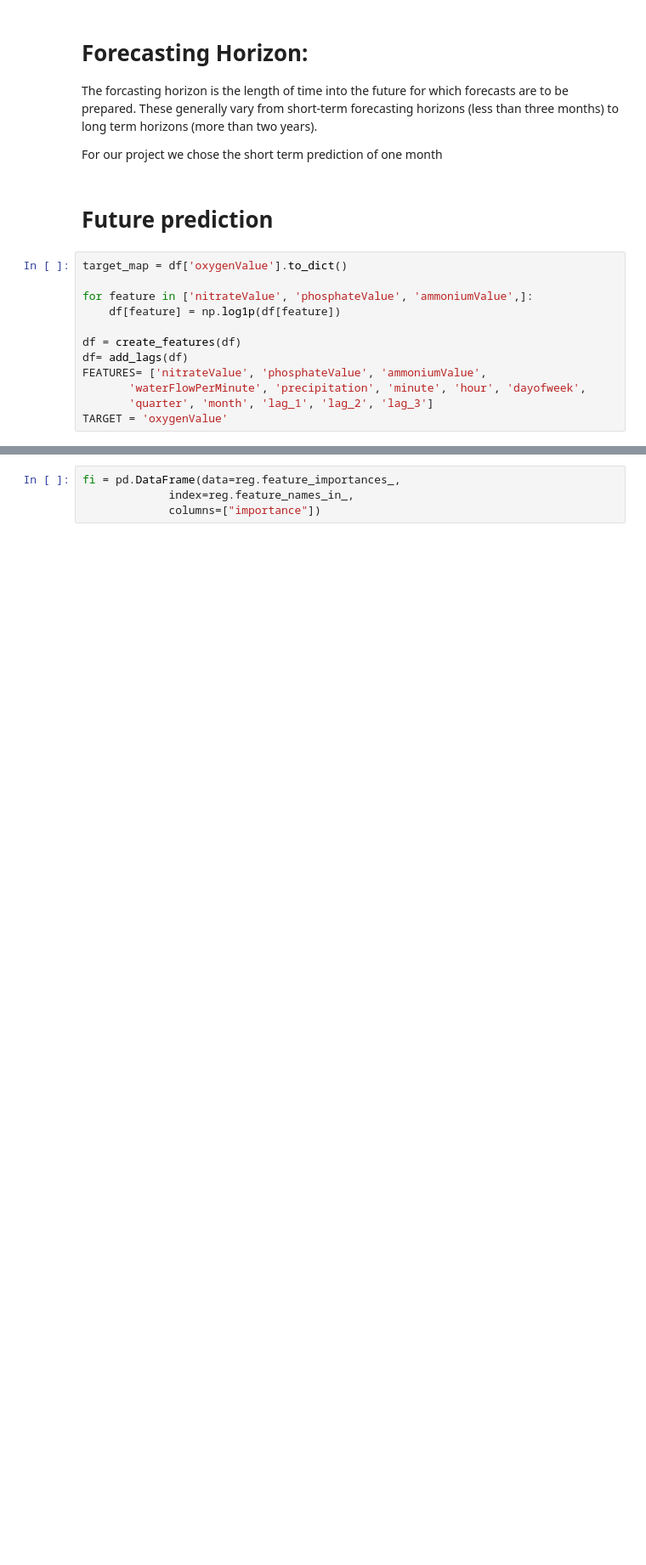
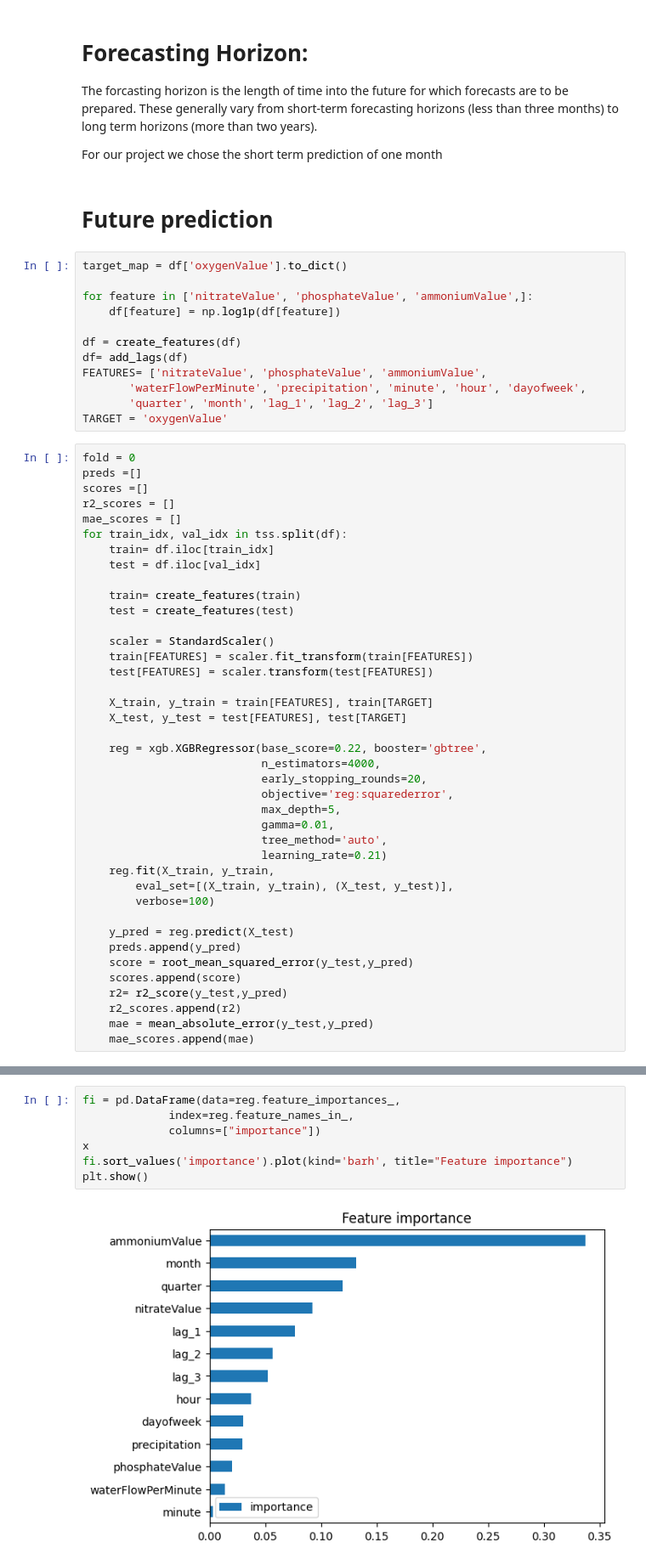
Before and after one commit to Simon-Manasse/DDD-DTW, a Jupyter notebook: src/RandomForest.ipynb, the cells around one changed output, grey strips where cells are left out. Shown at 85% size. Cells and saved outputs as stored; diff of their text form; blank space fills up the shorter version.

```diff
--- a/src/test.ipynb
+++ b/src/RandomForest.ipynb
@@ -243,3 +243,43 @@ FEATURES= ['nitrateValue', 'phosphateValue', 'ammoniumValue',
        'waterFlowPerMinute', 'precipitation', 'minute', 'hour', 'dayofweek',
        'quarter', 'month', 'lag_1', 'lag_2', 'lag_3']
 TARGET = 'oxygenValue'
+# %%
+fold = 0
+preds =[]
+scores =[]
+r2_scores = []
+mae_scores = []
+for train_idx, val_idx in tss.split(df):
+    train= df.iloc[train_idx]
+    test = df.iloc[val_idx]
+
+    train= create_features(train)
+    test = create_features(test)
+
+    scaler = StandardScaler()
+    train[FEATURES] = scaler.fit_transform(train[FEATURES])
+    test[FEATURES] = scaler.transform(test[FEATURES])
+
+    X_train, y_train = train[FEATURES], train[TARGET]
+    X_test, y_test = test[FEATURES], test[TARGET]
+
+    reg = xgb.XGBRegressor(base_score=0.22, booster='gbtree',
+                           n_estimators=4000,
+                           early_stopping_rounds=20,
+                           objective='reg:squarederror',
+                           max_depth=5,
+                           gamma=0.01,
+                           tree_method='auto',
+                           learning_rate=0.21)
+    reg.fit(X_train, y_train,
+        eval_set=[(X_train, y_train), (X_test, y_test)],
+        verbose=100)
+
+    y_pred = reg.predict(X_test)
+    preds.append(y_pred)
+    score = root_mean_squared_error(y_test,y_pred)
+    scores.append(score)
+    r2= r2_score(y_test,y_pred)
+    r2_scores.append(r2)
+    mae = mean_absolute_error(y_test,y_pred)
+    mae_scores.append(mae)
@@ -246,4 +311,9 @@ TARGET = 'oxygenValue'
 # %%
 fi = pd.DataFrame(data=reg.feature_importances_,
              index=reg.feature_names_in_,
              columns=["importance"])
+x
+fi.sort_values('importance').plot(kind='barh', title="Feature importance")
+plt.show()
+# %% [output]
+[figure, added]
```
Also changed, not shown: parts of 9 cells of this notebook, 11 other files.
